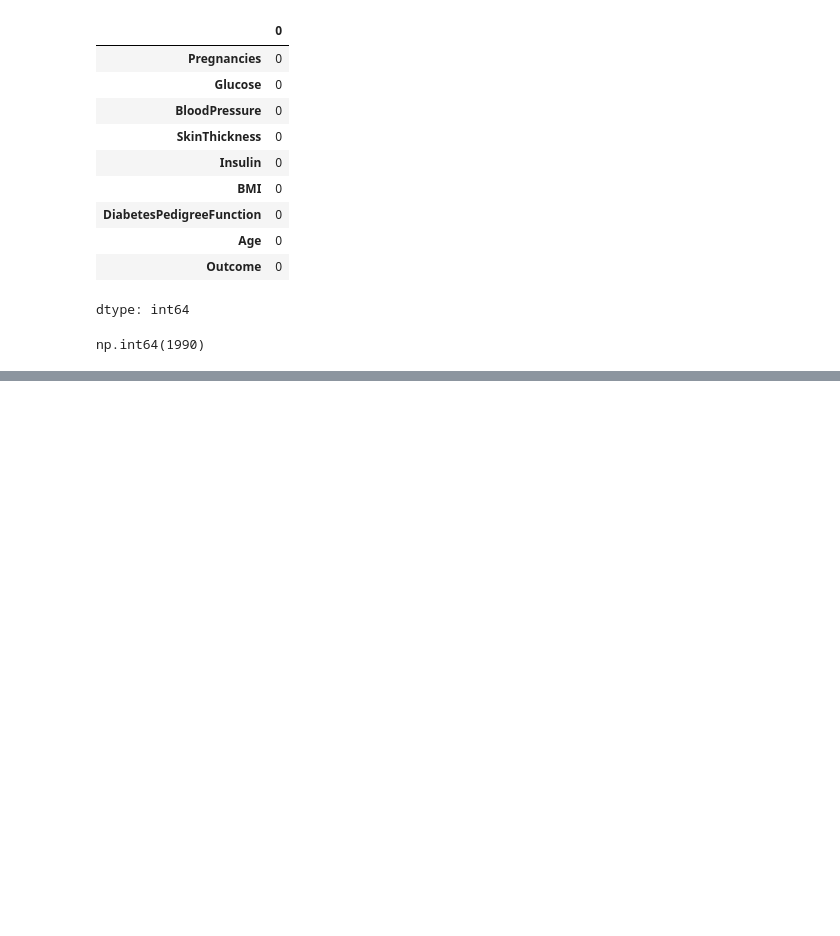
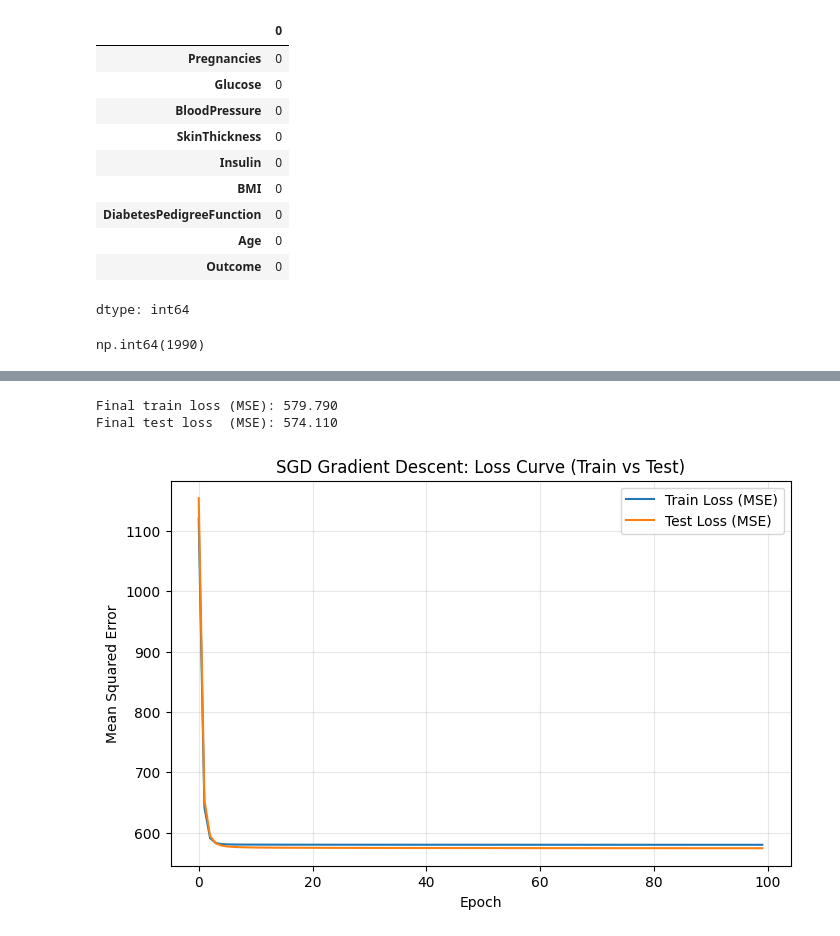
Before and after one commit to Kellia855/linear_regression_model, a Jupyter notebook: multivariate.ipynb, the cells around one changed output, grey strips where cells are left out. Cells and saved outputs as stored; diff of their text form; code cells hidden in the pictures; blank space fills up the shorter version.

```diff
--- a/multivariate.ipynb
+++ b/multivariate.ipynb
@@ -216,0 +178,16 @@ AttributeError: 'SGDRegressor' object has no attribute 'loss_curve_'
+# %%
+models = {
+    "LinearRegression": LinearRegression(),
+    "Ridge": Ridge(alpha=1.0),
+    "Lasso": Lasso(alpha=0.1),
+    "SGDRegressor": SGDRegressor(max_iter=1000, tol=1e-3, random_state=42),
+}
+
+results = {}
+for name, model in models.items():
+    model.fit(X_train, y_train)
+    preds = model.predict(X_test)
+    mse = mean_squared_error(y_test, preds)
+    r2 = r2_score(y_test, preds)
+    results[name] = {"mse": mse, "r2": r2, "model": model}
+    print(f"{name:18s}  MSE = {mse:8.3f}   R2 = {r2:.3f}")
@@ -216,0 +204,33 @@ AttributeError: 'SGDRegressor' object has no attribute 'loss_curve_'
+# %%
+sgd_gd = SGDRegressor(
+    max_iter=1, tol=None, warm_start=True, random_state=42,
+    learning_rate="invscaling", eta0=0.01
+)
+
+n_epochs = 100
+train_losses, test_losses = [], []
+
+for epoch in range(n_epochs):
+    sgd_gd.partial_fit(X_train, y_train)
+    train_pred = sgd_gd.predict(X_train)
+    test_pred = sgd_gd.predict(X_test)
+    train_losses.append(mean_squared_error(y_train, train_pred))
+    test_losses.append(mean_squared_error(y_test, test_pred))
+
+print(f"Final train loss (MSE): {train_losses[-1]:.3f}")
+print(f"Final test loss  (MSE): {test_losses[-1]:.3f}")
+# %% [output]
+Final train loss (MSE): 579.790
+Final test loss  (MSE): 574.110
+# %%
+plt.figure(figsize=(8,5))
+plt.plot(train_losses, label="Train Loss (MSE)")
+plt.plot(test_losses, label="Test Loss (MSE)")
+plt.xlabel("Epoch")
+plt.ylabel("Mean Squared Error")
+plt.title("SGD Gradient Descent: Loss Curve (Train vs Test)")
+plt.legend()
+plt.grid(alpha=0.3)
+plt.show()
+# %% [output]
+[figure, added]
```
Also changed, not shown: parts of 43 cells of this notebook.
